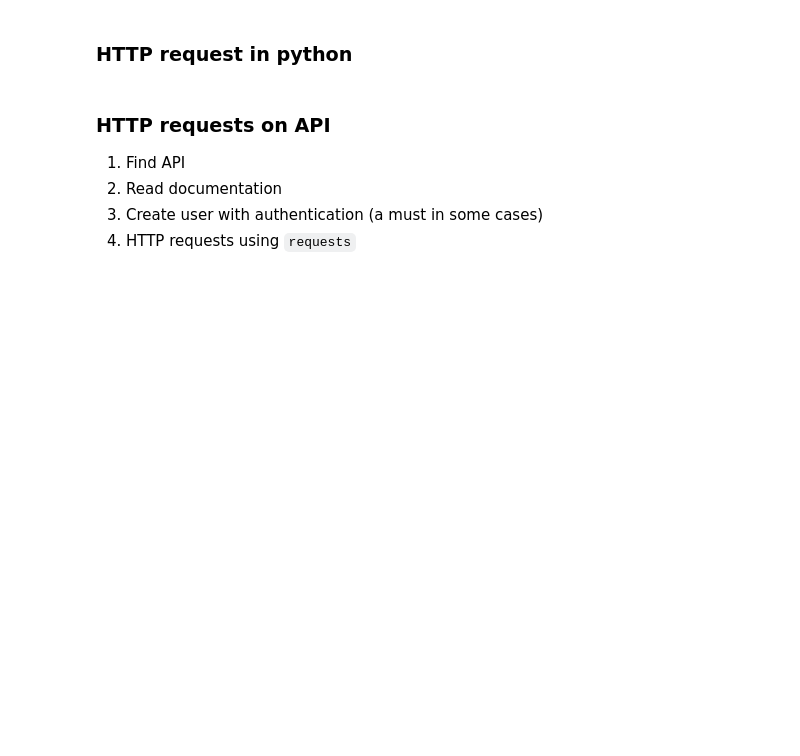
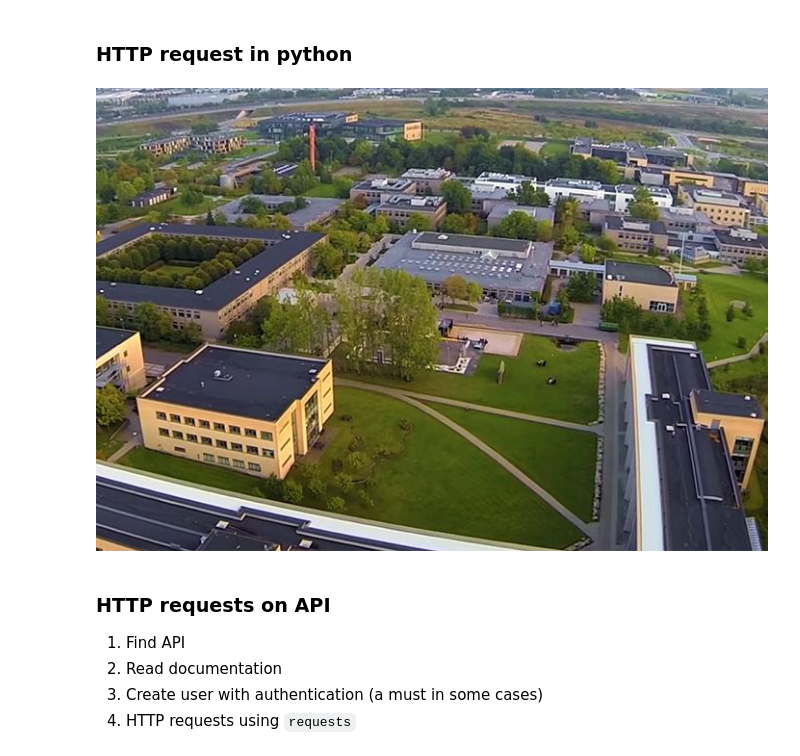
Before and after one commit to InteractiveDigitalSystems/F2021, a Jupyter notebook: lecture_3/IDS_slides_lecture_3.ipynb, the cells around one changed output. Saved outputs shown, nothing was run; the diff lists cells and outputs as text; code cells hidden in the pictures; blank space fills up the shorter version.

```diff
--- a/lecture_3/IDS_slides_lecture_3.ipynb
+++ b/lecture_3/IDS_slides_lecture_3.ipynb
@@ -318,9 +372,12 @@ r.text; # HTML code
 # %%
 # Reading image
 from PIL import Image # pip3 install Pillow
 
 url = 'https://ruc.dk/sites/default/files/styles/footer_map_image/public/2020-12/campus_overview.jpg?itok=D26B1wen'
 im = Image.open(requests.get(url, stream=True).raw)
+im
+# %% [output]
+[figure, added]
 # %% [markdown]
 ### HTTP requests on API
 1. Find API
```
Also changed, not shown: parts of 20 cells of this notebook.
